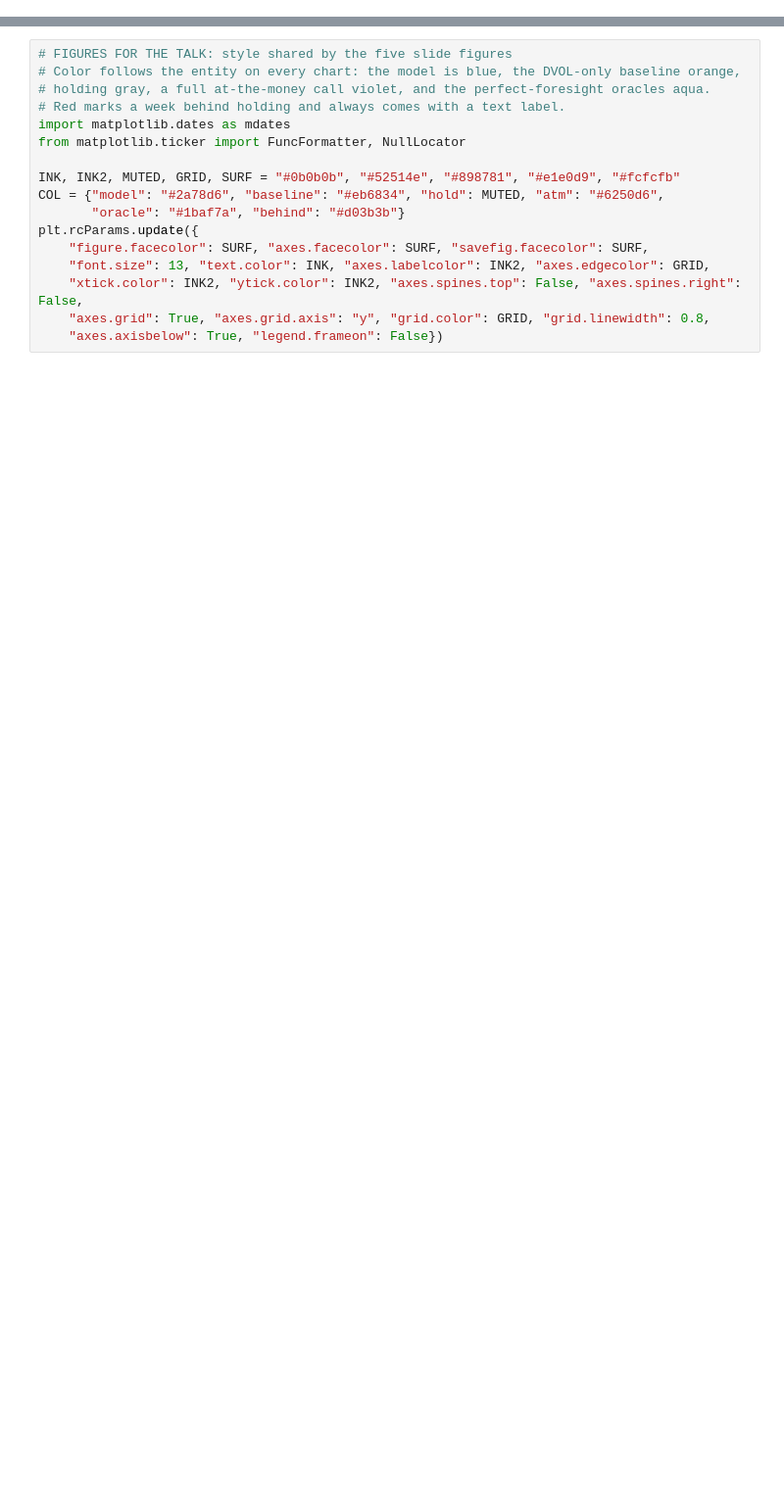
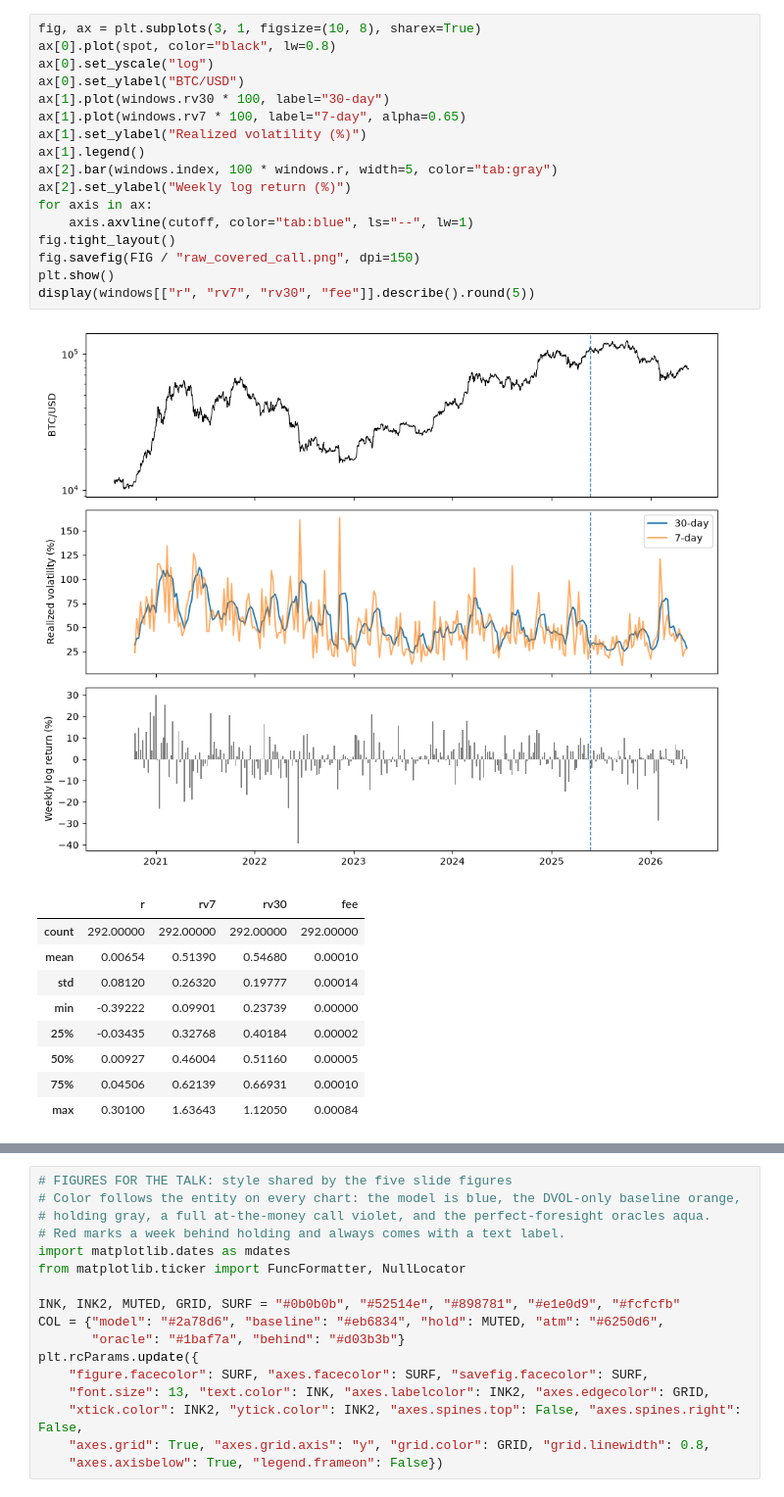
Before and after one commit to zmjohnso/aii600-final-project, a Jupyter notebook: analysis.ipynb, the cells around one changed output, grey strips where cells are left out. Shown at 98% size. Drawn from its saved outputs; the diff is of its cells as text; blank space fills up the shorter version.

Commit message:
Publish the spot-volatility covered-call study

```diff
--- a/analysis.ipynb
+++ b/analysis.ipynb
@@ -800,0 +130,28 @@ On the Value slide growth is shown in satoshis (100,000,000 per bitcoin) per coi
+# %%
+fig, ax = plt.subplots(3, 1, figsize=(10, 8), sharex=True)
+ax[0].plot(spot, color="black", lw=0.8)
+ax[0].set_yscale("log")
+ax[0].set_ylabel("BTC/USD")
+ax[1].plot(windows.rv30 * 100, label="30-day")
+ax[1].plot(windows.rv7 * 100, label="7-day", alpha=0.65)
+ax[1].set_ylabel("Realized volatility (%)")
+ax[1].legend()
+ax[2].bar(windows.index, 100 * windows.r, width=5, color="tab:gray")
+ax[2].set_ylabel("Weekly log return (%)")
+for axis in ax:
+    axis.axvline(cutoff, color="tab:blue", ls="--", lw=1)
+fig.tight_layout()
+fig.savefig(FIG / "raw_covered_call.png", dpi=150)
+plt.show()
+display(windows[["r", "rv7", "rv30", "fee"]].describe().round(5))
+# %% [output]
+[figure, added]
+|  | r | rv7 | rv30 | fee |
+| count | 292.00000 | 292.00000 | 292.00000 | 292.00000 |
+| mean | 0.00654 | 0.51390 | 0.54680 | 0.00010 |
+| std | 0.08120 | 0.26320 | 0.19777 | 0.00014 |
+| min | -0.39222 | 0.09901 | 0.23739 | 0.00000 |
+| 25% | -0.03435 | 0.32768 | 0.40184 | 0.00002 |
+| 50% | 0.00927 | 0.46004 | 0.51160 | 0.00005 |
+| 75% | 0.04506 | 0.62139 | 0.66931 | 0.00010 |
+| max | 0.30100 | 1.63643 | 1.12050 | 0.00084 |
```
Also changed, not shown: parts of 75 cells of this notebook, 20 other files.
